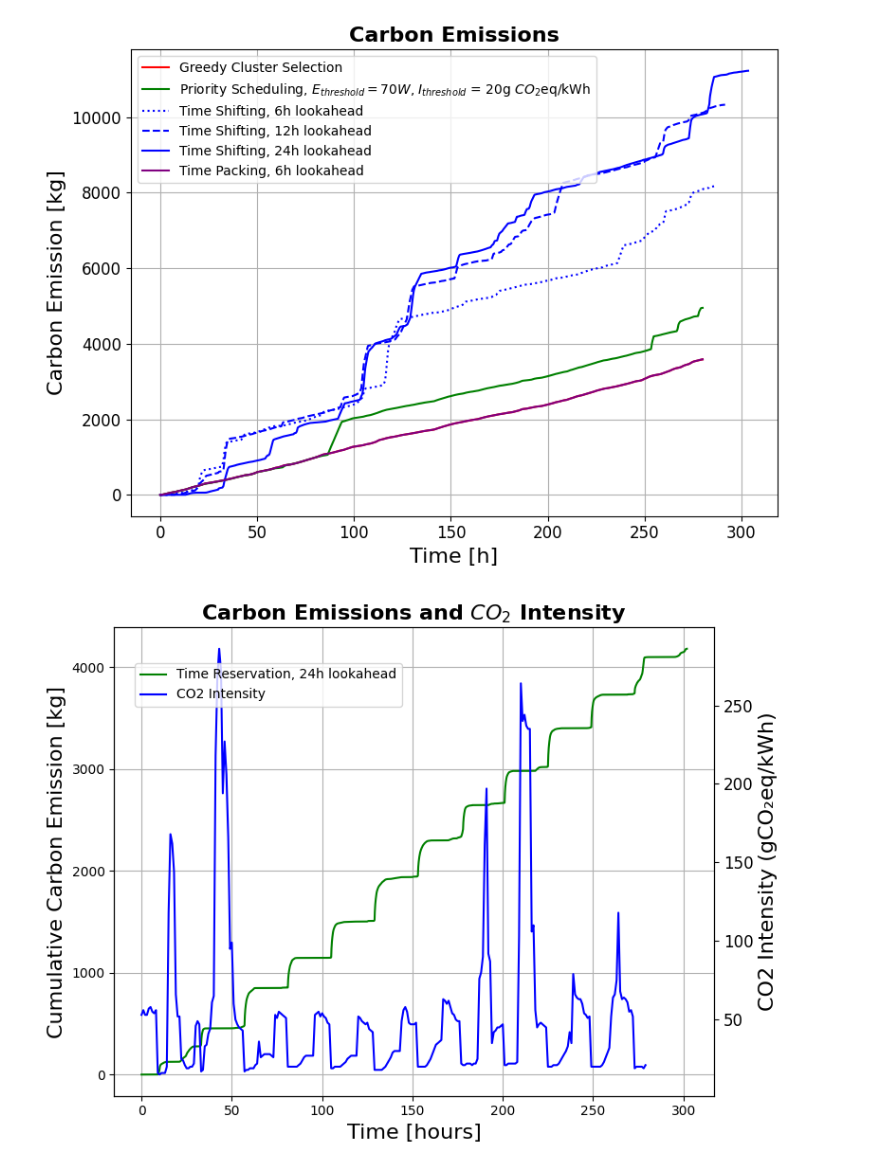
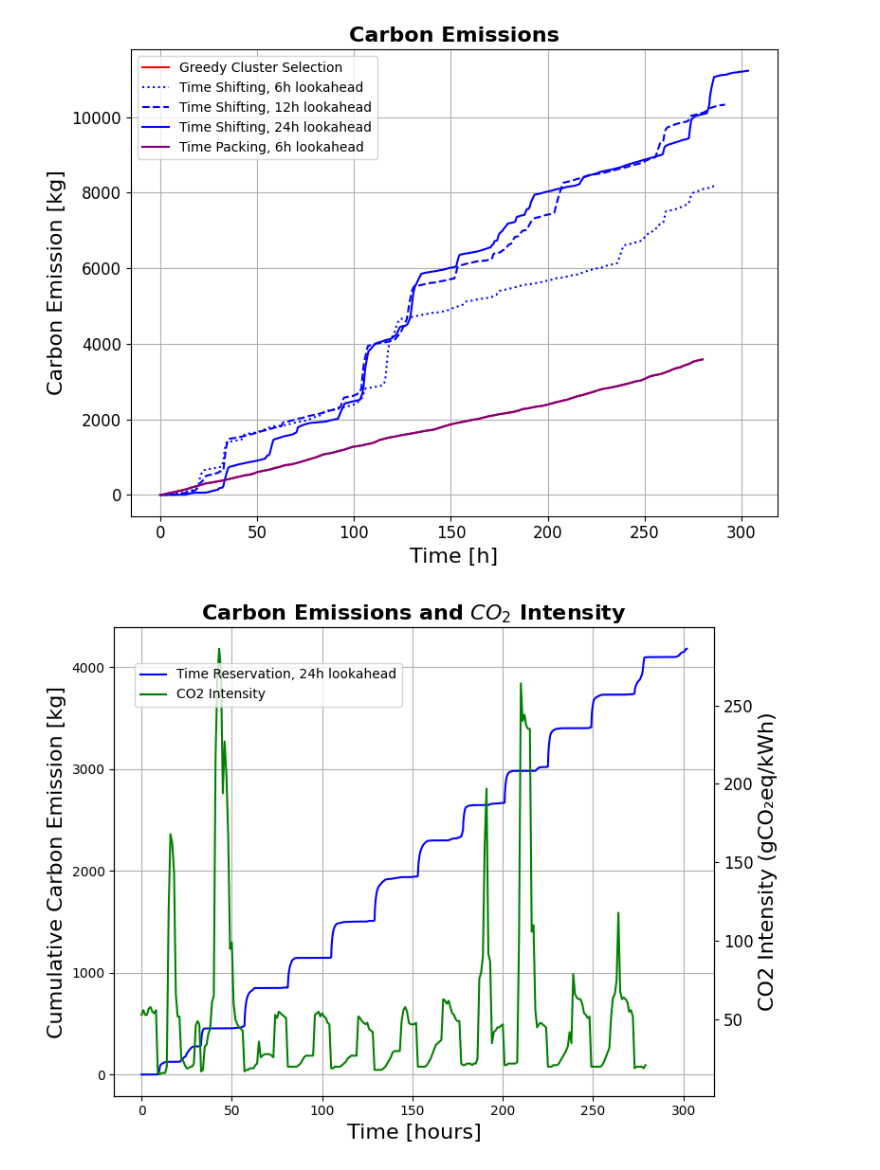
Before and after one commit to johankristianss/carbonsim, a Jupyter notebook: notebooks/AlgComparisonSmall.ipynb, the cells around one changed output. Cells and saved outputs as stored; diff of their text form; code cells hidden in the pictures.

```diff
--- a/notebooks/AlgComparisonSmall.ipynb
+++ b/notebooks/AlgComparisonSmall.ipynb
@@ -40,7 +40,7 @@ fig, ax1 = plt.subplots(figsize=(8, 6))
 #ax1.plot(random_df_emission['hours'], random_df_emission['cumulative_emission'], label='Random', color='blue')
 
 ax1.plot(greedy_df_emission['hours'], greedy_df_emission['cumulative_emission'], label='Greedy Cluster Selection', color='red')
-ax1.plot(priority_df_emission['hours'], priority_df_emission['cumulative_emission'], label=r'Priority Scheduling, $E_{threshold} = 70W$, $I_{threshold}$ = 20g $CO_{2}$eq/kWh', color='green')
+#ax1.plot(priority_df_emission['hours'], priority_df_emission['cumulative_emission'], label=r'Priority Scheduling, $E_{threshold} = 70W$, $I_{threshold}$ = 20g $CO_{2}$eq/kWh', color='green')
 ax1.plot(reservation_6h_df_emission['hours'], reservation_6h_df_emission['cumulative_emission'], label='Time Shifting, 6h lookahead', color='blue', linestyle='dotted')
 ax1.plot(reservation_12h_df_emission['hours'], reservation_12h_df_emission['cumulative_emission'], label='Time Shifting, 12h lookahead', color='blue', linestyle='dashed')
 ax1.plot(reservation_24h_df_emission['hours'], reservation_24h_df_emission['cumulative_emission'], label='Time Shifting, 24h lookahead', color='blue', linestyle='solid')
@@ -74,7 +74,7 @@ plt.tight_layout()
 #plt.yscale('log')
 plt.show()
 # %% [output]
-[figure, old version]
+[figure, new version]
 # %%
 import pandas as pd
 import matplotlib.pyplot as plt
@@ -105,34 +105,34 @@ carbon_df = carbon_df[carbon_df['hours'] <= end_time]
 # Plot combined data
 fig, ax1 = plt.subplots(figsize=(8, 6))
 
-ax1.plot(reservation_24h_df_emission['hours'], reservation_24h_df_emission['cumulative_emission'], label='Time Reservation, 24h lookahead', color='green', linestyle='solid')
+ax1.plot(reservation_24h_df_emission['hours'], reservation_24h_df_emission['cumulative_emission'], label='Time Reservation, 24h lookahead', color='blue', linestyle='solid')
 
 ax1.set_xlabel('Time [hours]', fontsize=16)
 ax1.set_ylabel('Cumulative Carbon Emission [kg]', color='black', fontsize=16)
 ax1.tick_params(axis='y', labelcolor='black')
 
 # Plot carbon intensity on a secondary axis
 ax2 = ax1.twinx()
-ax2.plot(carbon_df['hours'], carbon_df['carbonIntensity'], linestyle='solid', color='blue', label='CO2 Intensity' )
+ax2.plot(carbon_df['hours'], carbon_df['carbonIntensity'], linestyle='solid', color='green', label='CO2 Intensity' )
 ax2.set_ylabel('CO2 Intensity (gCO₂eq/kWh)', color='black', fontsize=16)
 ax2.tick_params(axis='y', labelcolor='black')
 
 # Add legends
 fig.legend(loc='upper left', bbox_to_anchor=(0.125, 0.88))
 #fig.legend(loc='upper left')
 #plt.legend(loc='upper left')
 ax1.grid(True)
 
 # Add a title
 plt.title('Carbon Emissions and $CO_{2}$ Intensity', fontsize=16, fontweight='bold')
 plt.xticks(fontsize=12)
 plt.yticks(fontsize=12)
 
 output_image_path = os.path.join("time_reservation_and_coi.png")
 plt.savefig(output_image_path, dpi=300, bbox_inches='tight')
 
 # Adjust layout and show plot
 plt.tight_layout()
 plt.show()
 # %% [output]
-[figure, old version]
+[figure, new version]
```
Also changed, not shown: 5 other files.
